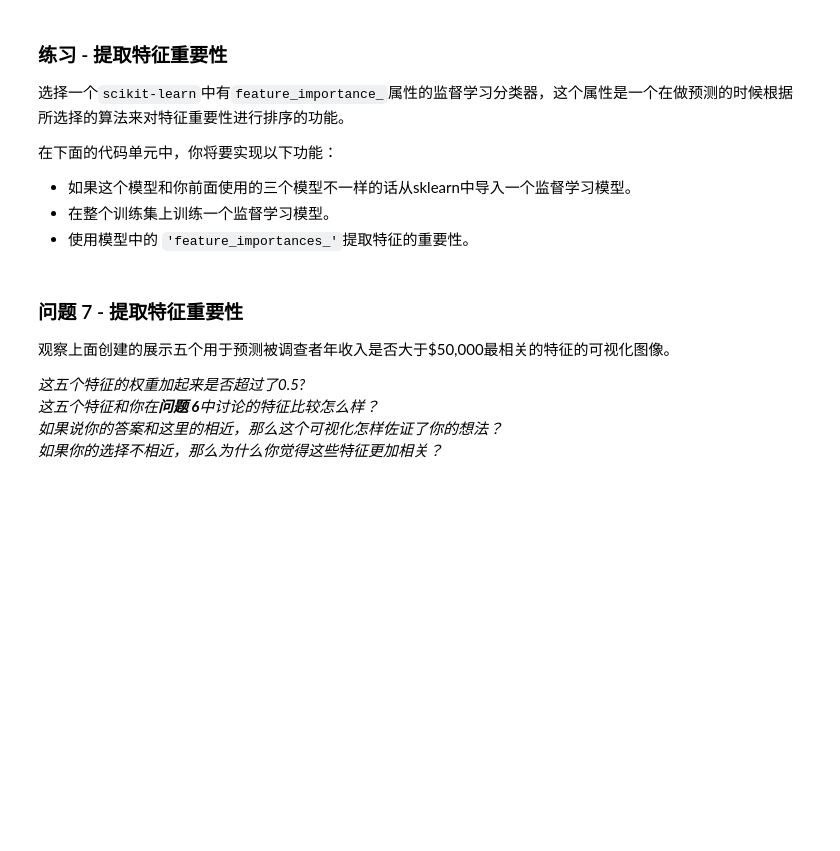
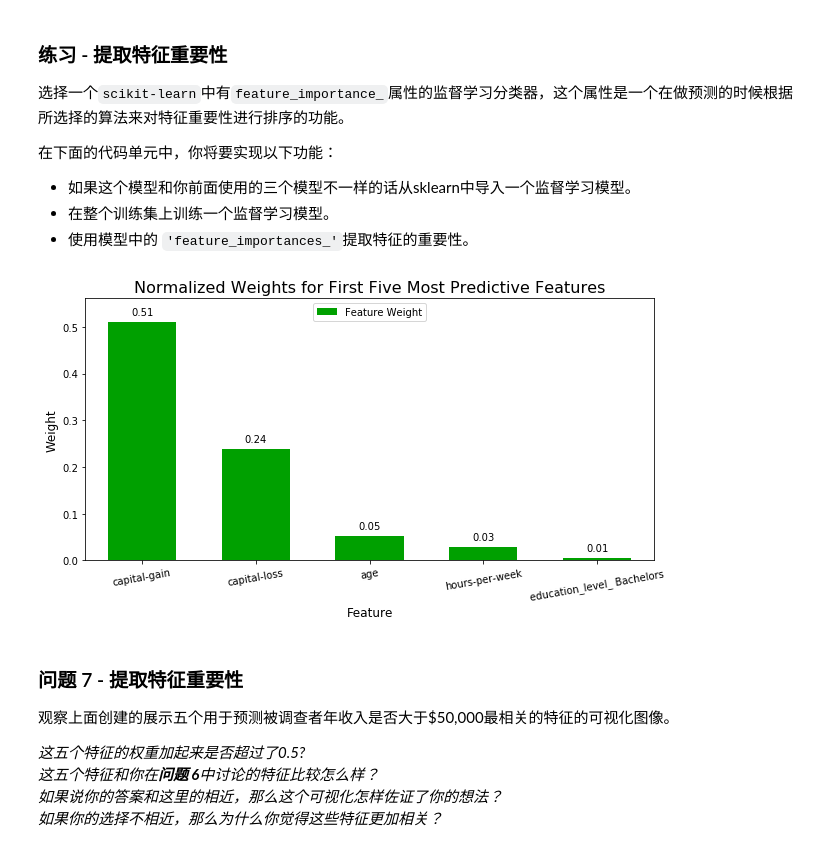
Before and after one commit to Mystery-College-of-The-Adapts/mlnd_finding_donors, a Jupyter notebook: finding_donors.ipynb, the cells around one changed output. Saved outputs shown, nothing was run; the diff lists cells and outputs as text; code cells hidden in the pictures; blank space fills up the shorter version.

```diff
--- a/finding_donors.ipynb
+++ b/finding_donors.ipynb
@@ -489,14 +570,16 @@ _在这十三个记录中，你认为哪五个特征对于预测是最重要的
 # %%
 # TODO：导入一个有'feature_importances_'的监督学习模型
 
 # TODO：在训练集上训练一个监督学习模型
-model = None
+model = AdaBoostClassifier(random_state=0, n_estimators=500).fit(X_train, y_train)
 
 # TODO： 提取特征重要性
-importances = None
+importances = model.feature_importances_
 
 # 绘图
 vs.feature_plot(importances, X_train, y_train)
+# %% [output]
+[figure, added]
 # %% [markdown]
 ### 问题 7 - 提取特征重要性
 观察上面创建的展示五个用于预测被调查者年收入是否大于\$50,000最相关的特征的可视化图像。
```
Also changed, not shown: parts of 31 cells of this notebook, 1 other file.
